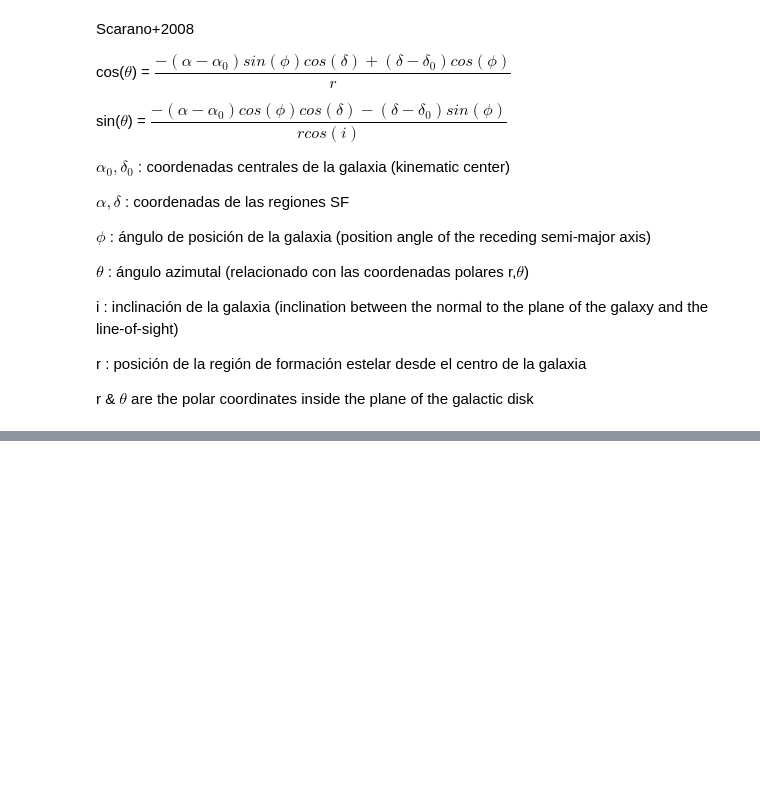
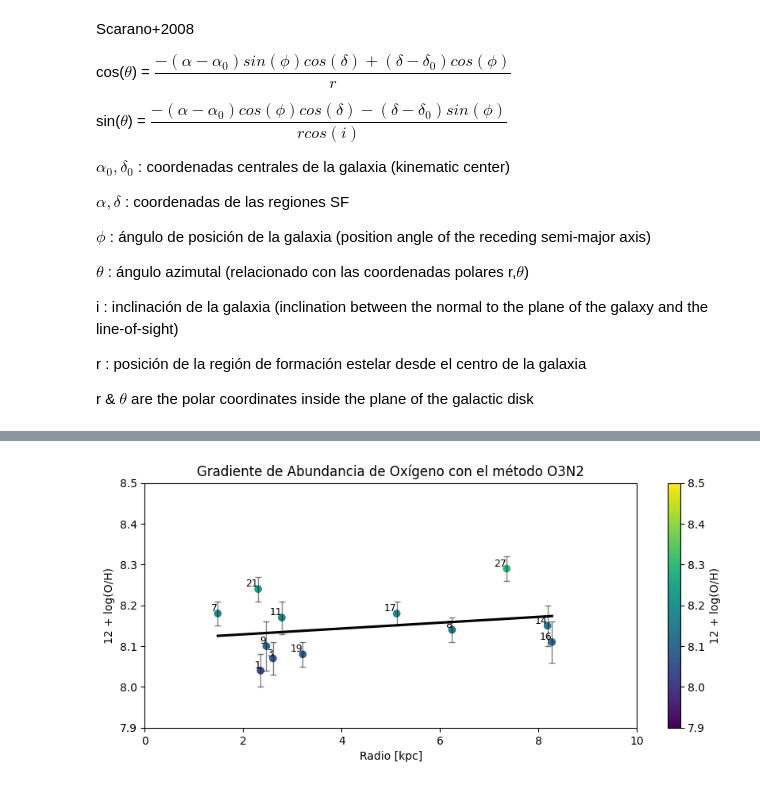
Before and after one commit to blnblnbln/TESIS, a Jupyter notebook: mask2/codes_mask2/gradiente_y_edad_mask2.ipynb, the cells around one changed output, grey strips where cells are left out. Saved outputs shown, nothing was run; the diff lists cells and outputs as text; code cells hidden in the pictures; blank space fills up the shorter version.

Commit message:
gradiente listo

```diff
--- a/mask2/codes_mask2/gradiente_y_edad_mask2.ipynb
+++ b/mask2/codes_mask2/gradiente_y_edad_mask2.ipynb
@@ -244,0 +352,42 @@ for a, d in zip(alpha_rad, delta_rad):
+# %%
+import pandas as pd
+import matplotlib.pyplot as plt
+import seaborn as sns
+import numpy as np
+
+
+df = pd.read_csv('txt/gradiente_mask2.tsv', delimiter='\t')
+df
+
+# Configurar la gráfica
+plt.figure(figsize=(10, 4))
+
+# Agregar barras de error
+plt.errorbar(df['r_kpc'], df['12_LOG_OH_O3N2'], yerr=df['12_LOG_OH_O3N2_ERR'], fmt='none', ecolor='black', capsize=3, alpha=0.5, elinewidth=1)
+#plt.errorbar(df['r_kpc'], df['12_LOG_OH_N2'], yerr=df['12_LOG_OH_N2_ERR'], fmt='o', color='red', capsize=5, label='N2 Error')
+
+
+# Scatter plot con color bar
+sc = plt.scatter(df['r_kpc'], df['12_LOG_OH_O3N2'], c=df['12_LOG_OH_O3N2'], cmap='viridis', vmin=7.9, vmax=8.5)
+
+
+# Agregar colorbar
+cbar = plt.colorbar(sc)
+cbar.set_label('12 + log(O/H)')
+
+sns.regplot(x='r_kpc', y='12_LOG_OH_O3N2', data=df, scatter=False, ci=None, color='black', line_kws={'label':"y={0:.2f}x+{1:.2f}".format(*np.polyfit(df['r_kpc'], df['12_LOG_OH_O3N2'], 1))})
+
+# Añadir etiquetas de los puntos con ID
+for i, row in df.iterrows():
+    plt.text(row['r_kpc'], row['12_LOG_OH_O3N2'], str(int(row['ID'])), fontsize=9, ha='right', va='bottom')
+
+# Etiquetas y título
+plt.xlabel('Radio [kpc]')
+plt.ylabel('12 + log(O/H)')
+plt.title('Gradiente de Abundancia de Oxígeno con el método O3N2')
+plt.xlim(0,10)
+plt.ylim(7.9,8.5)
+# Mostrar la gráfica
+plt.show()
+# %% [output]
+[figure, added]
```
Also changed, not shown: parts of 2 cells of this notebook.
